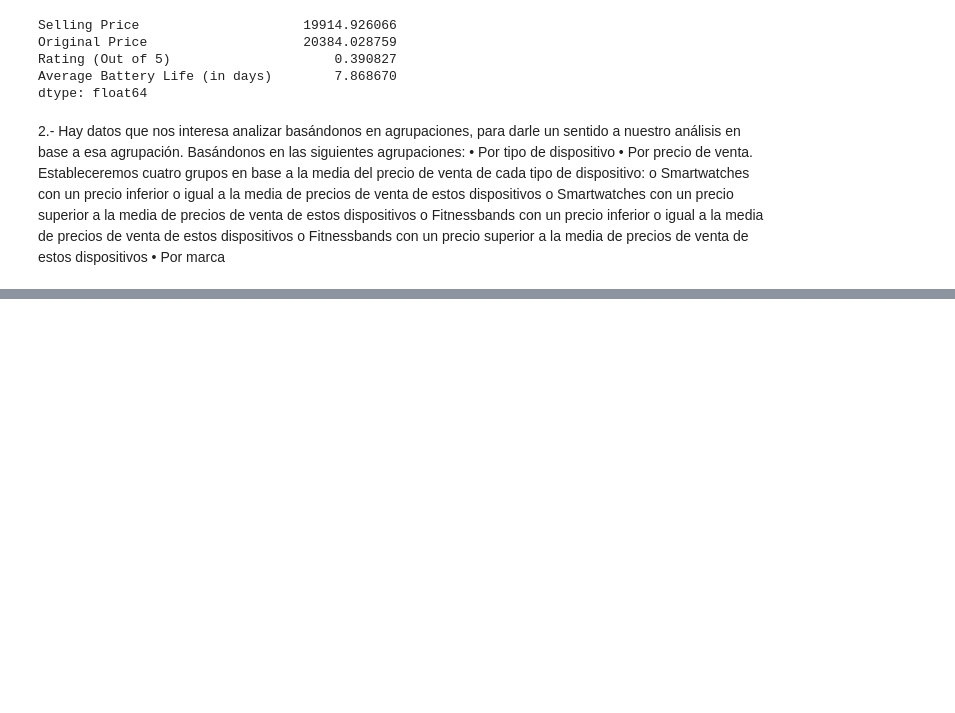
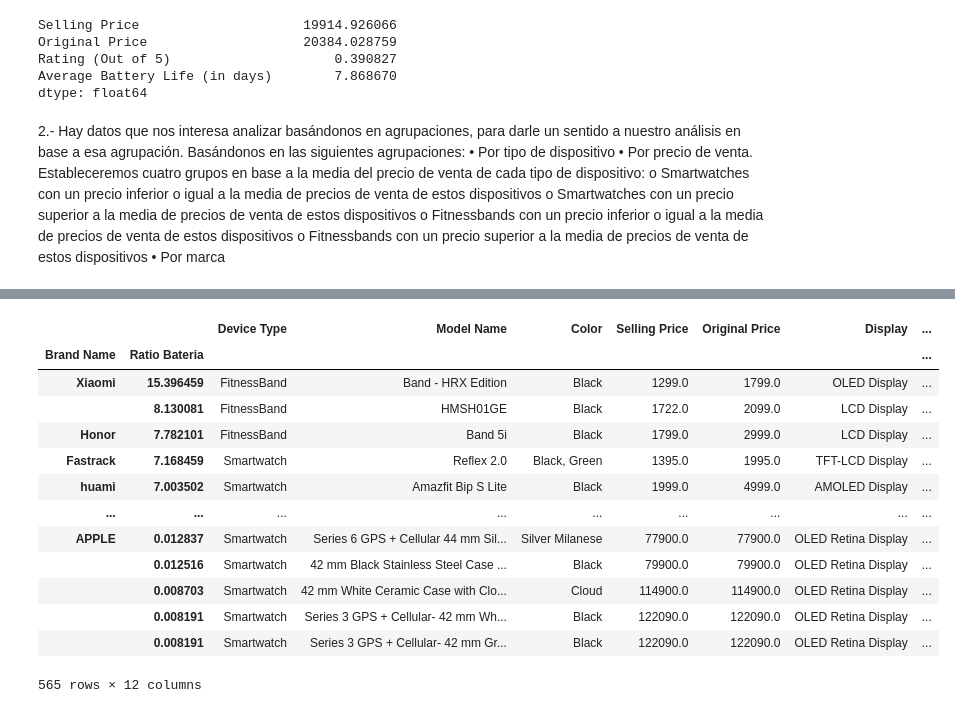
Before and after one commit to Juanjobn44/Fitness-Trackers, a Jupyter notebook: JupyterBueno.ipynb, the cells around one changed output, grey strips where cells are left out. Saved outputs shown, nothing was run; the diff lists cells and outputs as text; code cells hidden in the pictures; blank space fills up the shorter version.

```diff
--- a/JupyterBueno.ipynb
+++ b/JupyterBueno.ipynb
@@ -188,0 +272,13 @@ df_marca
+# %%
+#Duración media
+df_junto['Ratio Bateria'] = (df_junto['Average Battery Life (in days)'] * 1000) / (df_junto['Selling Price'])
+media_bat = df_junto['Ratio Bateria'].mean()
+
+
+condiciones = [
+    (df_junto['Ratio Bateria'] < media_bat),
+    (df_junto['Ratio Bateria'] >= media_bat)
+    ]
+valor = ['inferior','superior']
+df_junto['Comparacion Ratio Bateria'] = np.select(condiciones, valor)
+df_junto
@@ -188,0 +317,18 @@ df_marca
+# %%
+#Ordenado por ratio bateria
+df_ord = df_junto.sort_values('Ratio Bateria', ascending=False)
+# %% [output]
+|  |  | Device Type | Model Name | Color | Selling Price | Original Price | Display | ... |
+| Brand Name | Ratio Bateria |  |  |  |  |  |  | ... |
+| Xiaomi | 15.396459 | FitnessBand | Band - HRX Edition | Black | 1299.0 | 1799.0 | OLED Display | ... |
+|  | 8.130081 | FitnessBand | HMSH01GE | Black | 1722.0 | 2099.0 | LCD Display | ... |
+| Honor | 7.782101 | FitnessBand | Band 5i | Black | 1799.0 | 2999.0 | LCD Display | ... |
+| Fastrack | 7.168459 | Smartwatch | Reflex 2.0 | Black, Green | 1395.0 | 1995.0 | TFT-LCD Display | ... |
+| huami | 7.003502 | Smartwatch | Amazfit Bip S Lite | Black | 1999.0 | 4999.0 | AMOLED Display | ... |
+| ... | ... | ... | ... | ... | ... | ... | ... | ... |
+| APPLE | 0.012837 | Smartwatch | Series 6 GPS + Cellular 44 mm Sil... | Silver Milanese | 77900.0 | 77900.0 | OLED Retina Display | ... |
+|  | 0.012516 | Smartwatch | 42 mm Black Stainless Steel Case ... | Black | 79900.0 | 79900.0 | OLED Retina Display | ... |
+|  | 0.008703 | Smartwatch | 42 mm White Ceramic Case with Clo... | Cloud | 114900.0 | 114900.0 | OLED Retina Display | ... |
+|  | 0.008191 | Smartwatch | Series 3 GPS + Cellular- 42 mm Wh... | Black | 122090.0 | 122090.0 | OLED Retina Display | ... |
+|  | 0.008191 | Smartwatch | Series 3 GPS + Cellular- 42 mm Gr... | Black | 122090.0 | 122090.0 | OLED Retina Display | ... |
+565 rows × 12 columns
```
Also changed, not shown: parts of 15 cells of this notebook.
